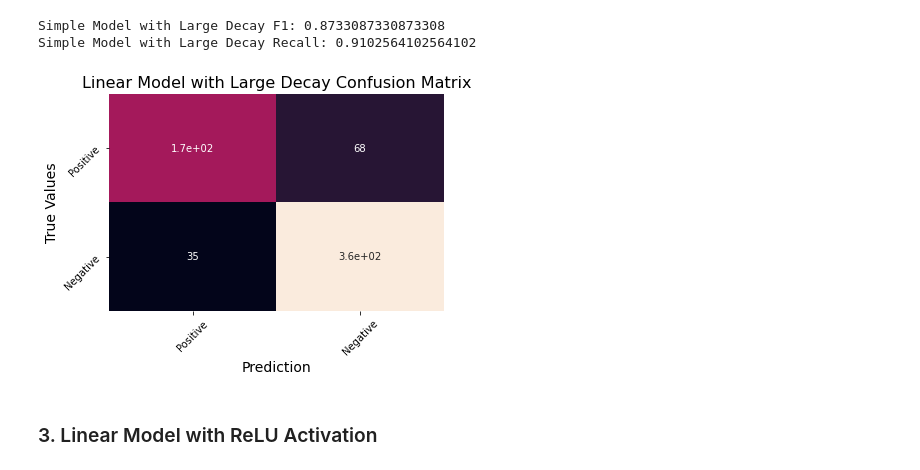
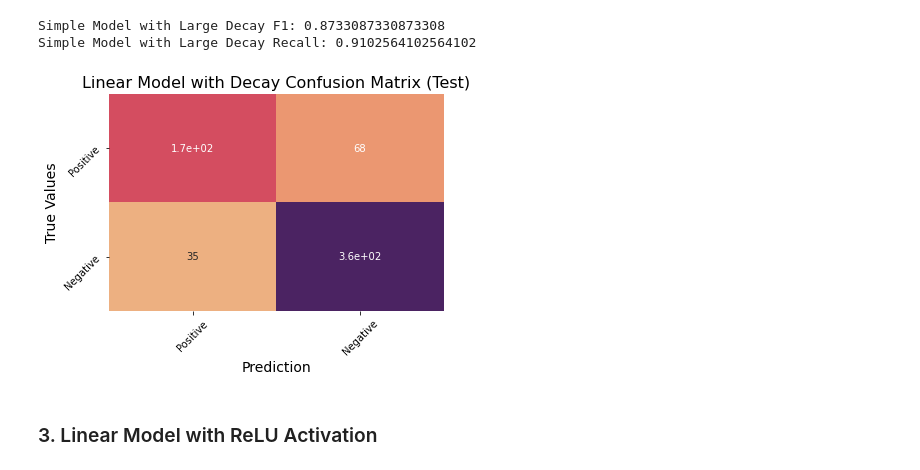
Before and after one commit to danvalen1/Pneumonia-ID, a Jupyter notebook: notebooks/pneumonia_model_test.ipynb, the cells around one changed output. Saved outputs shown, nothing was run; the diff lists cells and outputs as text; code cells hidden in the pictures.

Commit message:
save confusion matrix

```diff
--- a/notebooks/pneumonia_model_test.ipynb
+++ b/notebooks/pneumonia_model_test.ipynb
@@ -140,15 +140,15 @@ Simple Model with Large Decay F1: 0.8733087330873308
 Simple Model with Large Decay Recall: 0.9102564102564102
 # %%
 simple_large_cf = confusion_matrix(y_true, y_pred_sh)
-sns.heatmap(simple_large_cf, annot=True, cbar=False)
+sns.heatmap(simple_large_cf, annot=True, cbar=False, cmap="flare")
 plt.ylabel("True Values", size=14)
 plt.yticks([0.5, 1.5], ["Positive", "Negative"], rotation=45)
 plt.xlabel("Prediction", size=14)
 plt.xticks([0.5, 1.5], ["Positive", "Negative"], rotation=45)
-plt.title("Linear Model with Large Decay Confusion Matrix", size=16)
+plt.title("Linear Model with Decay Confusion Matrix (Test)", size=16)
 plt.show()
 # %% [output]
-[figure, old version]
+[figure, new version]
 # %% [markdown]
 ### 3. Linear Model with ReLU Activation
 # %%
```
Also changed, not shown: 3 other files.
